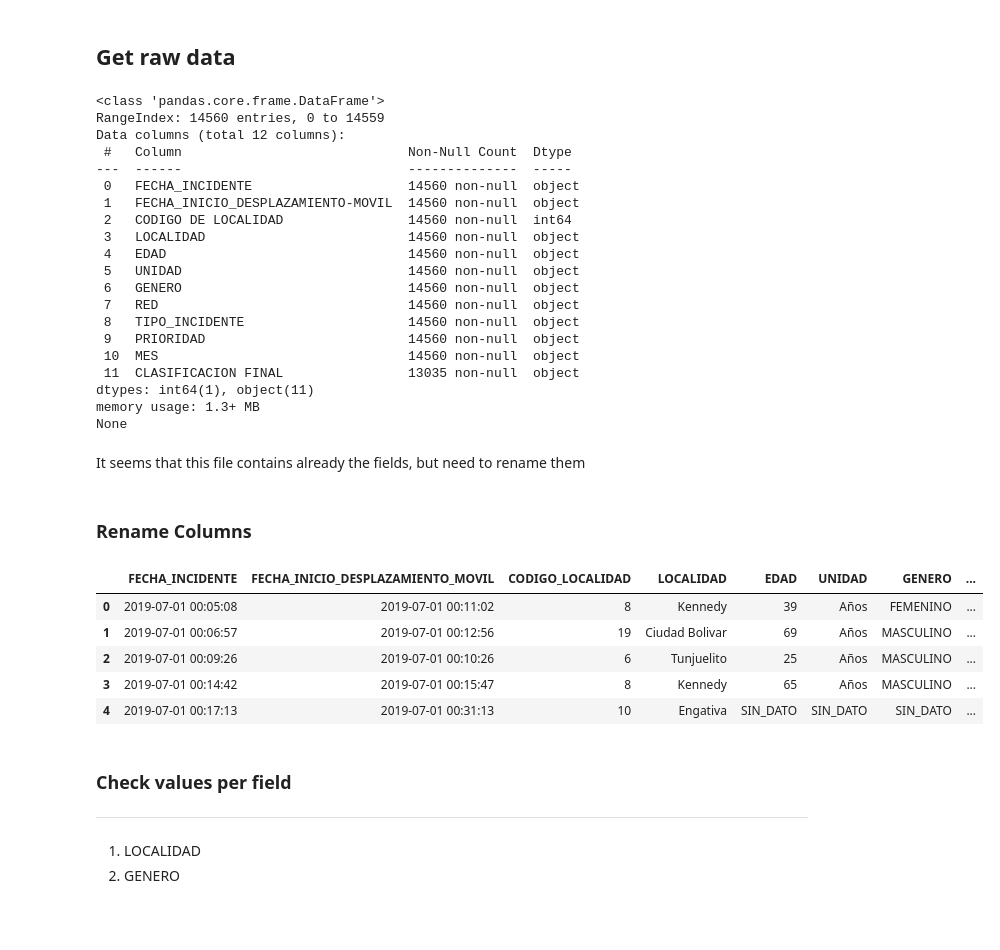
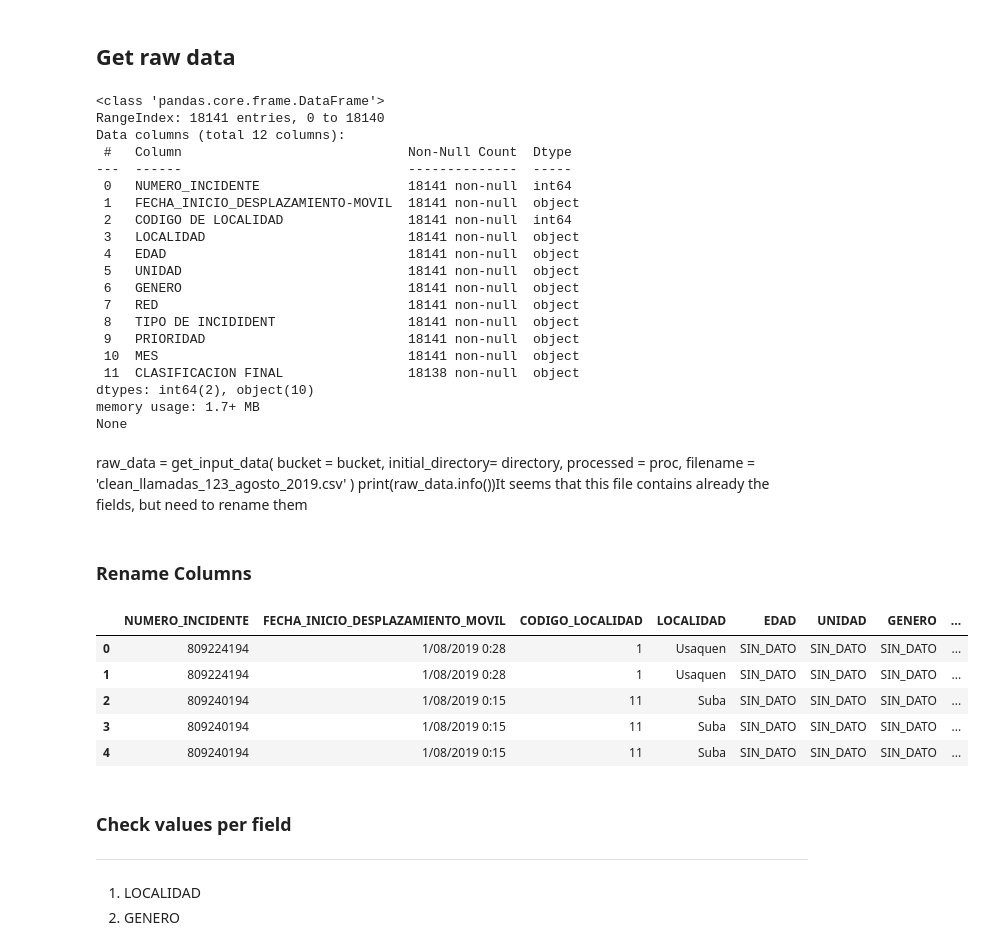
Before and after one commit to Rgalindo85/ESEIT_BigData, a Jupyter notebook: notebooks/0.1.rgalindo-clean-data-july-2019.ipynb, the cells around one changed output. Cells and saved outputs as stored; diff of their text form; code cells hidden in the pictures; blank space fills up the shorter version.

```diff
--- a/notebooks/0.1.rgalindo-clean-data-july-2019.ipynb
+++ b/notebooks/0.1.rgalindo-clean-data-july-2019.ipynb
@@ -5,6 +7,8 @@ import os
 import sys
 import logging
 import pandas as pd
+import datetime
+import time
 
 from pandas_profiling import ProfileReport
 
@@ -14,7 +18,7 @@ sys.path.append(os.path.join(project_dir, 'src', 'data'))
 
 from data_manipulator import get_input_data
 
-bucket = 'esp-big-data'
+bucket = 'espbigdata_jg'
 directory = 'BigData'
 # %% [markdown]
 ## Read Metadata
@@ -43,26 +47,30 @@ The final data must contains this and only this columns with that specific heade
 # %% [markdown]
 ## Get raw data
 # %%
-raw_data = get_input_data(filename = 'datos-abiertos-julio-2019.csv')
+raw_data = get_input_data(
+    bucket = bucket,
+    initial_directory= directory,
+    filename = 'datos-abiertos-agosto-2019.csv'
+)
 print(raw_data.info())
 # %% [output]
 <class 'pandas.core.frame.DataFrame'>
-RangeIndex: 14560 entries, 0 to 14559
+RangeIndex: 18141 entries, 0 to 18140
 Data columns (total 12 columns):
  #   Column                             Non-Null Count  Dtype
 ---  ------                             --------------  -----
- 0   FECHA_INCIDENTE                    14560 non-null  object
- 1   FECHA_INICIO_DESPLAZAMIENTO-MOVIL  14560 non-null  object
- 2   CODIGO DE LOCALIDAD                14560 non-null  int64
- 3   LOCALIDAD                          14560 non-null  object
- 4   EDAD                               14560 non-null  object
- 5   UNIDAD                             14560 non-null  object
- 6   GENERO                             14560 non-null  object
- 7   RED                                14560 non-null  object
- 8   TIPO_INCIDENTE                     14560 non-null  object
- 9   PRIORIDAD                          14560 non-null  object
- 10  MES                                14560 non-null  object
- 11  CLASIFICACION FINAL                13035 non-null  object
-dtypes: int64(1), object(11)
-memory usage: 1.3+ MB
+ 0   NUMERO_INCIDENTE                   18141 non-null  int64
+ 1   FECHA_INICIO_DESPLAZAMIENTO-MOVIL  18141 non-null  object
+ 2   CODIGO DE LOCALIDAD                18141 non-null  int64
+ 3   LOCALIDAD                          18141 non-null  object
+ 4   EDAD                               18141 non-null  object
+ 5   UNIDAD                             18141 non-null  object
+ 6   GENERO                             18141 non-null  object
+ 7   RED                                18141 non-null  object
+ 8   TIPO DE INCIDIDENT                 18141 non-null  object
+ 9   PRIORIDAD                          18141 non-null  object
+ 10  MES                                18141 non-null  object
+ 11  CLASIFICACION FINAL                18138 non-null  object
+dtypes: int64(2), object(10)
+memory usage: 1.7+ MB
 None
@@ -69,26 +81,33 @@ None
 # %% [markdown]
-It seems that this file contains already the fields, but need to rename them
+raw_data = get_input_data(
+    bucket = bucket,
+    initial_directory= directory,
+    processed = proc,
+    filename = 'clean_llamadas_123_agosto_2019.csv'
+)
+print(raw_data.info())It seems that this file contains already the fields, but need to rename them
 # %% [markdown]
 ### Rename Columns
 # %%
 # Don't let white spaces between headers to avoid errors during the pipeline
 # This is sometimes called a recipe for etl
 raw_data.rename(
     columns = {
         'FECHA_INICIO_DESPLAZAMIENTO-MOVIL' : 'FECHA_INICIO_DESPLAZAMIENTO_MOVIL',
         'CODIGO DE LOCALIDAD'               : 'CODIGO_LOCALIDAD',
-        'CLASIFICACION FINAL'               : 'CLASIFICACION_FINAL'
+        'CLASIFICACION FINAL'               : 'CLASIFICACION_FINAL',
+        'TIPO DE INCIDIDENT'               : 'TIPO_INCIDENTE'
     },
     inplace=True
 )
 raw_data.head()
 # %% [output]
-|  | FECHA_INCIDENTE | FECHA_INICIO_DESPLAZAMIENTO_MOVIL | CODIGO_LOCALIDAD | LOCALIDAD | EDAD | UNIDAD | GENERO | ... |
-| 0 | 2019-07-01 00:05:08 | 2019-07-01 00:11:02 | 8 | Kennedy | 39 | Años | FEMENINO | ... |
-| 1 | 2019-07-01 00:06:57 | 2019-07-01 00:12:56 | 19 | Ciudad Bolivar | 69 | Años | MASCULINO | ... |
-| 2 | 2019-07-01 00:09:26 | 2019-07-01 00:10:26 | 6 | Tunjuelito | 25 | Años | MASCULINO | ... |
-| 3 | 2019-07-01 00:14:42 | 2019-07-01 00:15:47 | 8 | Kennedy | 65 | Años | MASCULINO | ... |
-| 4 | 2019-07-01 00:17:13 | 2019-07-01 00:31:13 | 10 | Engativa | SIN_DATO | SIN_DATO | SIN_DATO | ... |
+|  | NUMERO_INCIDENTE | FECHA_INICIO_DESPLAZAMIENTO_MOVIL | CODIGO_LOCALIDAD | LOCALIDAD | EDAD | UNIDAD | GENERO | ... |
+| 0 | 809224194 | 1/08/2019 0:28 | 1 | Usaquen | SIN_DATO | SIN_DATO | SIN_DATO | ... |
+| 1 | 809224194 | 1/08/2019 0:28 | 1 | Usaquen | SIN_DATO | SIN_DATO | SIN_DATO | ... |
+| 2 | 809240194 | 1/08/2019 0:15 | 11 | Suba | SIN_DATO | SIN_DATO | SIN_DATO | ... |
+| 3 | 809240194 | 1/08/2019 0:15 | 11 | Suba | SIN_DATO | SIN_DATO | SIN_DATO | ... |
+| 4 | 809240194 | 1/08/2019 0:15 | 11 | Suba | SIN_DATO | SIN_DATO | SIN_DATO | ... |
 # %% [markdown]
 ### Check values per field
 --------
```
Also changed, not shown: parts of 27 cells of this notebook.
